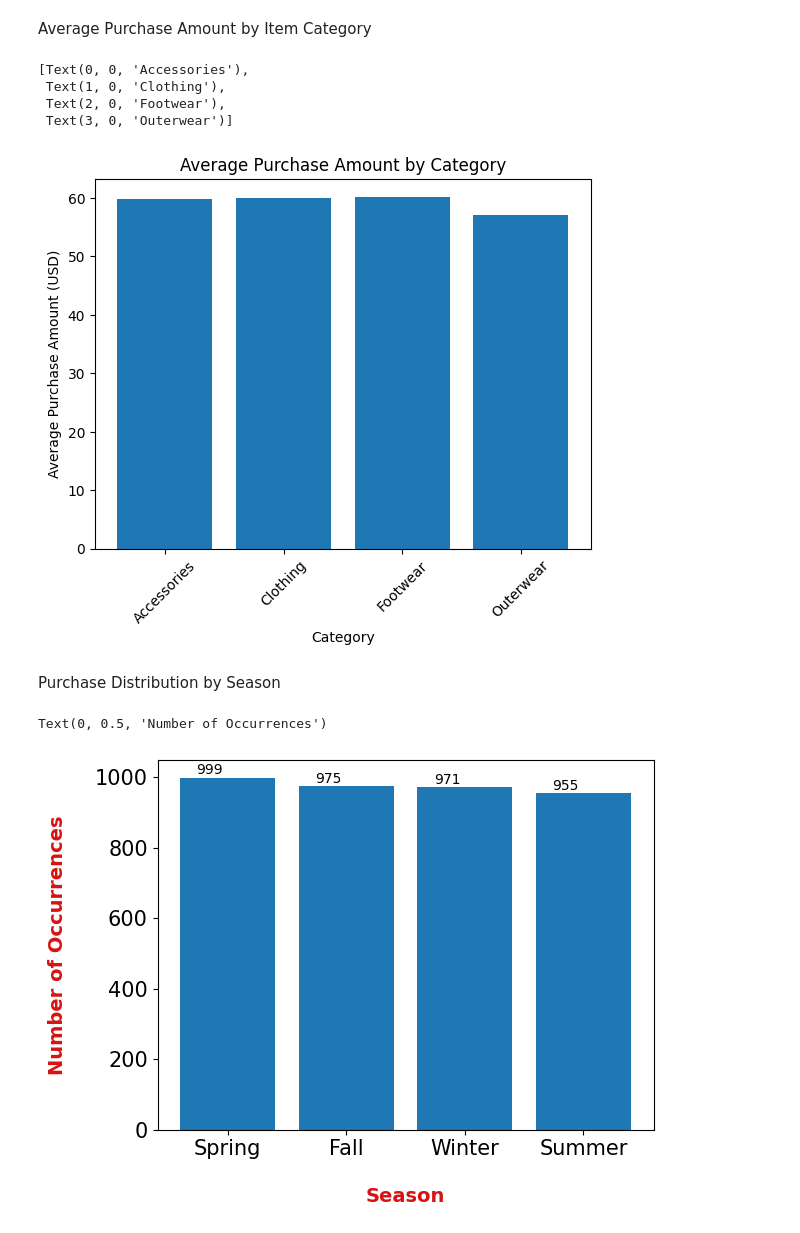
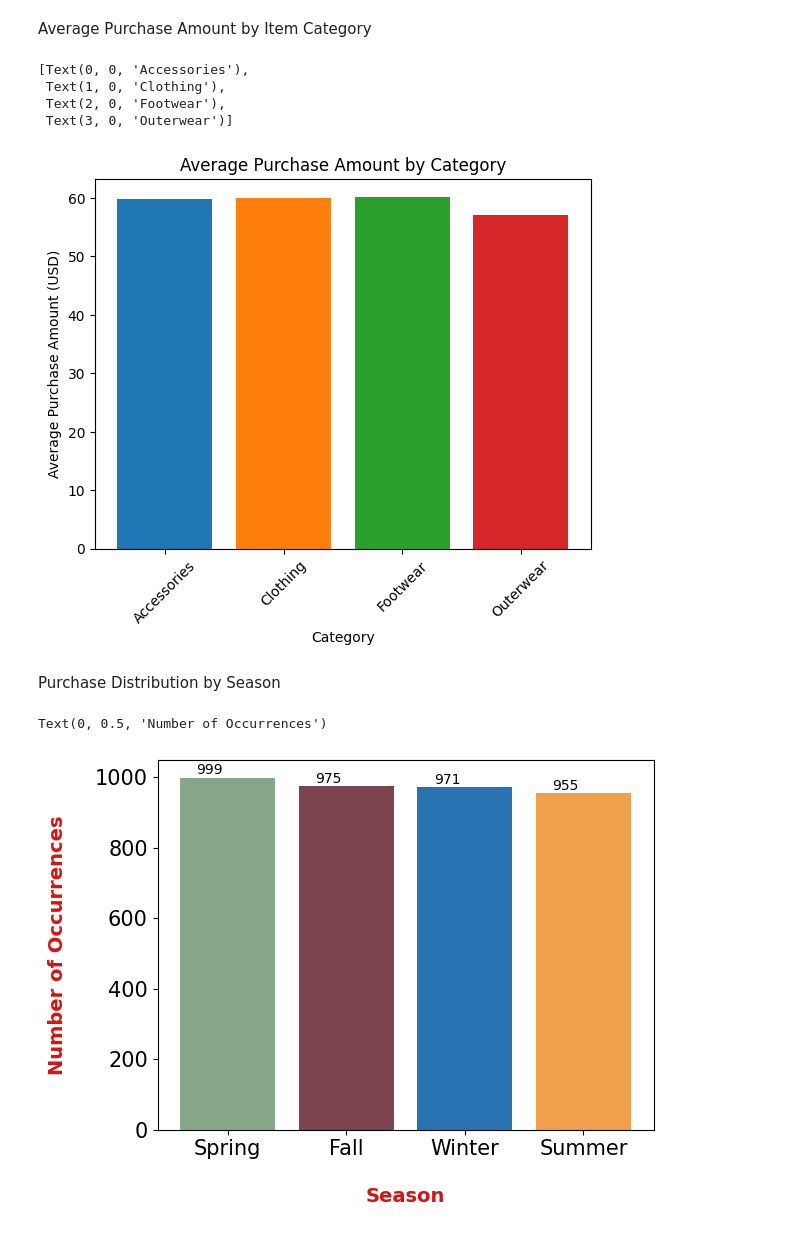
Before and after one commit to bandito19/EDA-Projects, a Jupyter notebook: Shopping Trends/trends.ipynb, the cells around one changed output. Saved outputs shown, nothing was run; the diff lists cells and outputs as text; code cells hidden in the pictures.

```diff
--- a/Shopping Trends/trends.ipynb
+++ b/Shopping Trends/trends.ipynb
@@ -71,26 +73,27 @@ Average Purchase Amount by Item Category
 # %%
 average_purchase = df.groupby('Category')['Purchase Amount (USD)'].mean() # Your code here
 
 fig, ax = plt.subplots()
-ax.bar(average_purchase.index, average_purchase) # Your code here
+colors = cm.get_cmap('tab10', len(top_items))
+ax.bar(average_purchase.index, average_purchase, color=[colors(i) for i in range(len(average_purchase))]) # Your code here
 
 ax.set_xlabel('Category')
 ax.set_ylabel('Average Purchase Amount (USD)')
 ax.set_title('Average Purchase Amount by Category')
 ax.set_xticklabels(average_purchase.index,rotation=45)
 # %% [output]
 [Text(0, 0, 'Accessories'),
  Text(1, 0, 'Clothing'),
  Text(2, 0, 'Footwear'),
  Text(3, 0, 'Outerwear')]
-[figure, old version]
+[figure, new version]
 # %% [markdown]
 Purchase Distribution by Season
 # %%
 fig, ax = plt.subplots()
 SEASON = df["Season"].value_counts()
-
-ax.bar(SEASON.index,SEASON.values)
+colors = ['#86A788', '#7C444F', '#2973B2', '#F0A04B']
+ax.bar(SEASON.index,SEASON.values, color=colors)
 
 ax.set_xticklabels(('Spring', 'Fall', 'Winter', 'Summer'))
 
@@ -101,4 +104,4 @@ plt.xlabel('Season', weight = "bold", color = "#D71313", fontsize = 14, labelpad
 plt.ylabel('Number of Occurrences', weight = "bold", color = "#D71313", fontsize = 14, labelpad = 20)
 # %% [output]
 Text(0, 0.5, 'Number of Occurrences')
-[figure, old version]
+[figure, new version]
```
Also changed, not shown: parts of 2 cells of this notebook.
